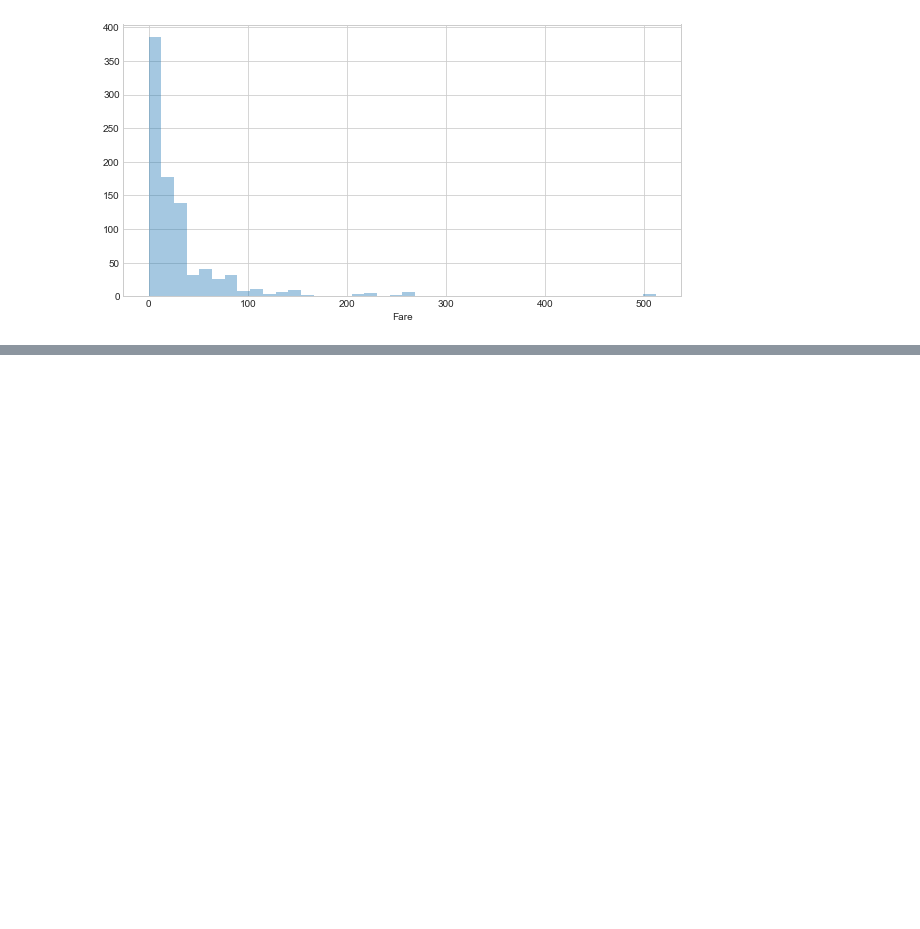
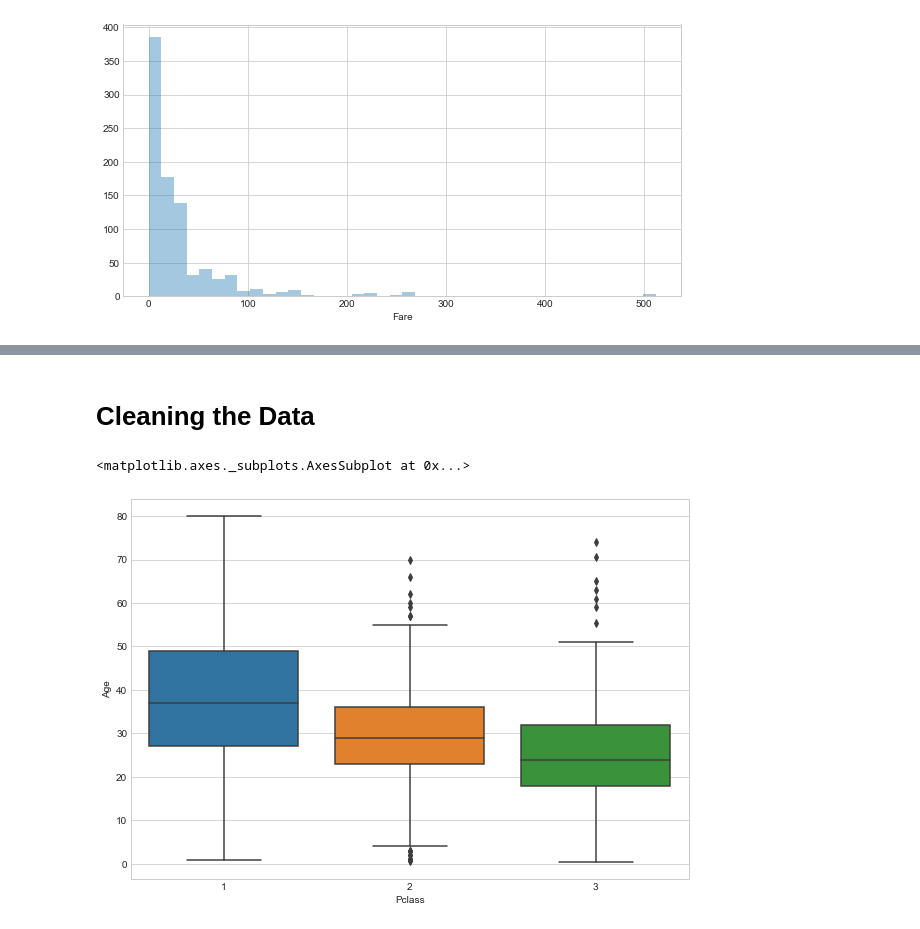
Before and after one commit to rkritika1508/ML-Bootcamp, a Jupyter notebook: Titanic Data Set - Logistic Regression/Titanic Dataset.ipynb, the cells around one changed output, grey strips where cells are left out. Cells and saved outputs as stored; diff of their text form; code cells hidden in the pictures; blank space fills up the shorter version.

```diff
--- a/Titanic Data Set - Logistic Regression/Titanic Dataset.ipynb
+++ b/Titanic Data Set - Logistic Regression/Titanic Dataset.ipynb
@@ -91,0 +97,9 @@ sns.countplot(x='Sex', data=train, hue='E')
+# %% [markdown]
+# Cleaning the Data
+# %%
+plt.figure(figsize=(10,7))
+sns.boxplot(x='Pclass', y='Age', data=train)
+#Average age of class 1 and 2 is greater than that of class 3
+# %% [output]
+<matplotlib.axes._subplots.AxesSubplot at 0x...>
+[figure, added]
```
Also changed, not shown: parts of 18 cells of this notebook.
